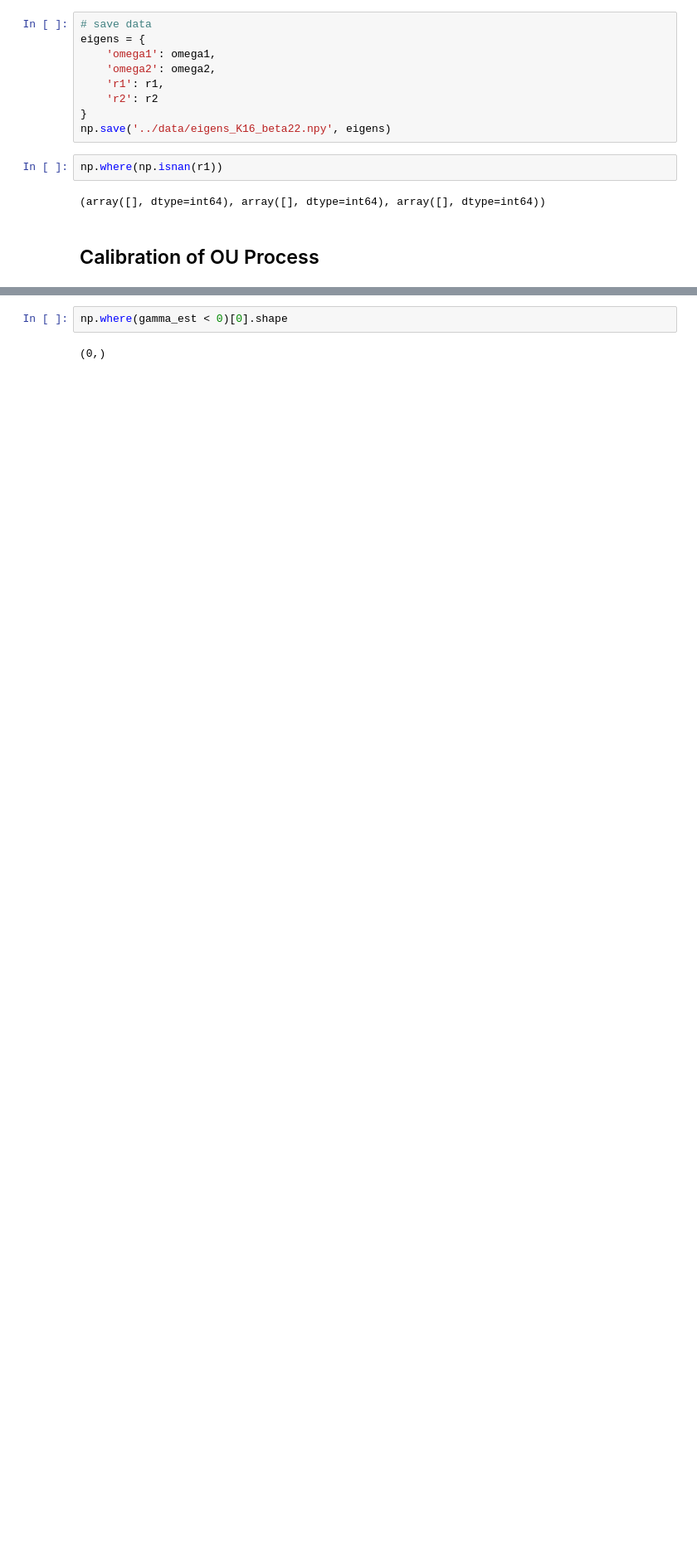
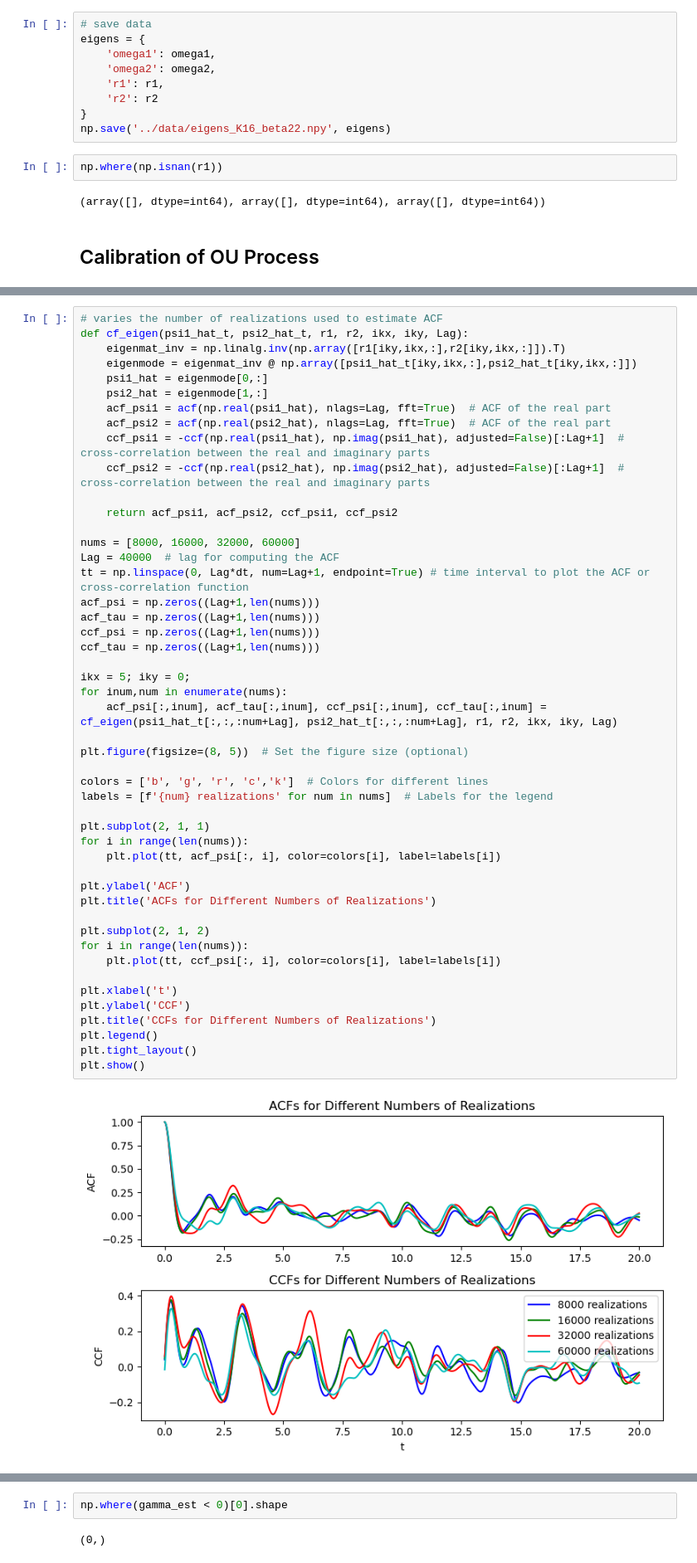
Before and after one commit to zhongruiw/LagrangianDA, a Jupyter notebook: code/LSM_K16.ipynb, the cells around one changed output, grey strips where cells are left out. Shown at 83% size. Cells and saved outputs as stored; diff of their text form; blank space fills up the shorter version.

```diff
--- a/code/LSM_K16.ipynb
+++ b/code/LSM_K16.ipynb
@@ -316,3 +296,53 @@ plt.show()
+# %%
+# varies the number of realizations used to estimate ACF
+def cf_eigen(psi1_hat_t, psi2_hat_t, r1, r2, ikx, iky, Lag):
+    eigenmat_inv = np.linalg.inv(np.array([r1[iky,ikx,:],r2[iky,ikx,:]]).T)
+    eigenmode = eigenmat_inv @ np.array([psi1_hat_t[iky,ikx,:],psi2_hat_t[iky,ikx,:]])
+    psi1_hat = eigenmode[0,:]
+    psi2_hat = eigenmode[1,:]
+    acf_psi1 = acf(np.real(psi1_hat), nlags=Lag, fft=True)  # ACF of the real part
+    acf_psi2 = acf(np.real(psi2_hat), nlags=Lag, fft=True)  # ACF of the real part
+    ccf_psi1 = -ccf(np.real(psi1_hat), np.imag(psi1_hat), adjusted=False)[:Lag+1]  # cross-correlation between the real and imaginary parts
+    ccf_psi2 = -ccf(np.real(psi2_hat), np.imag(psi2_hat), adjusted=False)[:Lag+1]  # cross-correlation between the real and imaginary parts
+
+    return acf_psi1, acf_psi2, ccf_psi1, ccf_psi2
+
+nums = [8000, 16000, 32000, 60000]
+Lag = 40000  # lag for computing the ACF
+tt = np.linspace(0, Lag*dt, num=Lag+1, endpoint=True) # time interval to plot the ACF or cross-correlation function
+acf_psi = np.zeros((Lag+1,len(nums)))
+acf_tau = np.zeros((Lag+1,len(nums)))
+ccf_psi = np.zeros((Lag+1,len(nums)))
+ccf_tau = np.zeros((Lag+1,len(nums)))
+
+ikx = 5; iky = 0;
+for inum,num in enumerate(nums):
+    acf_psi[:,inum], acf_tau[:,inum], ccf_psi[:,inum], ccf_tau[:,inum] = cf_eigen(psi1_hat_t[:,:,:num+Lag], psi2_hat_t[:,:,:num+Lag], r1, r2, ikx, iky, Lag)
+
+plt.figure(figsize=(8, 5))  # Set the figure size (optional)
+
+colors = ['b', 'g', 'r', 'c','k']  # Colors for different lines
+labels = [f'{num} realizations' for num in nums]  # Labels for the legend
+
+plt.subplot(2, 1, 1)
+for i in range(len(nums)):
+    plt.plot(tt, acf_psi[:, i], color=colors[i], label=labels[i])
+
+plt.ylabel('ACF')
+plt.title('ACFs for Different Numbers of Realizations')
+
+plt.subplot(2, 1, 2)
+for i in range(len(nums)):
+    plt.plot(tt, ccf_psi[:, i], color=colors[i], label=labels[i])
+
+plt.xlabel('t')
+plt.ylabel('CCF')
+plt.title('CCFs for Different Numbers of Realizations')
+plt.legend()
+plt.tight_layout()
+plt.show()
+# %% [output]
+[figure, added]
 # %%
 # Showing the ACF and the cross-correlation
 plt.subplot(2, 1, 1)
```
Also changed, not shown: parts of 117 cells of this notebook, 1 other file.
